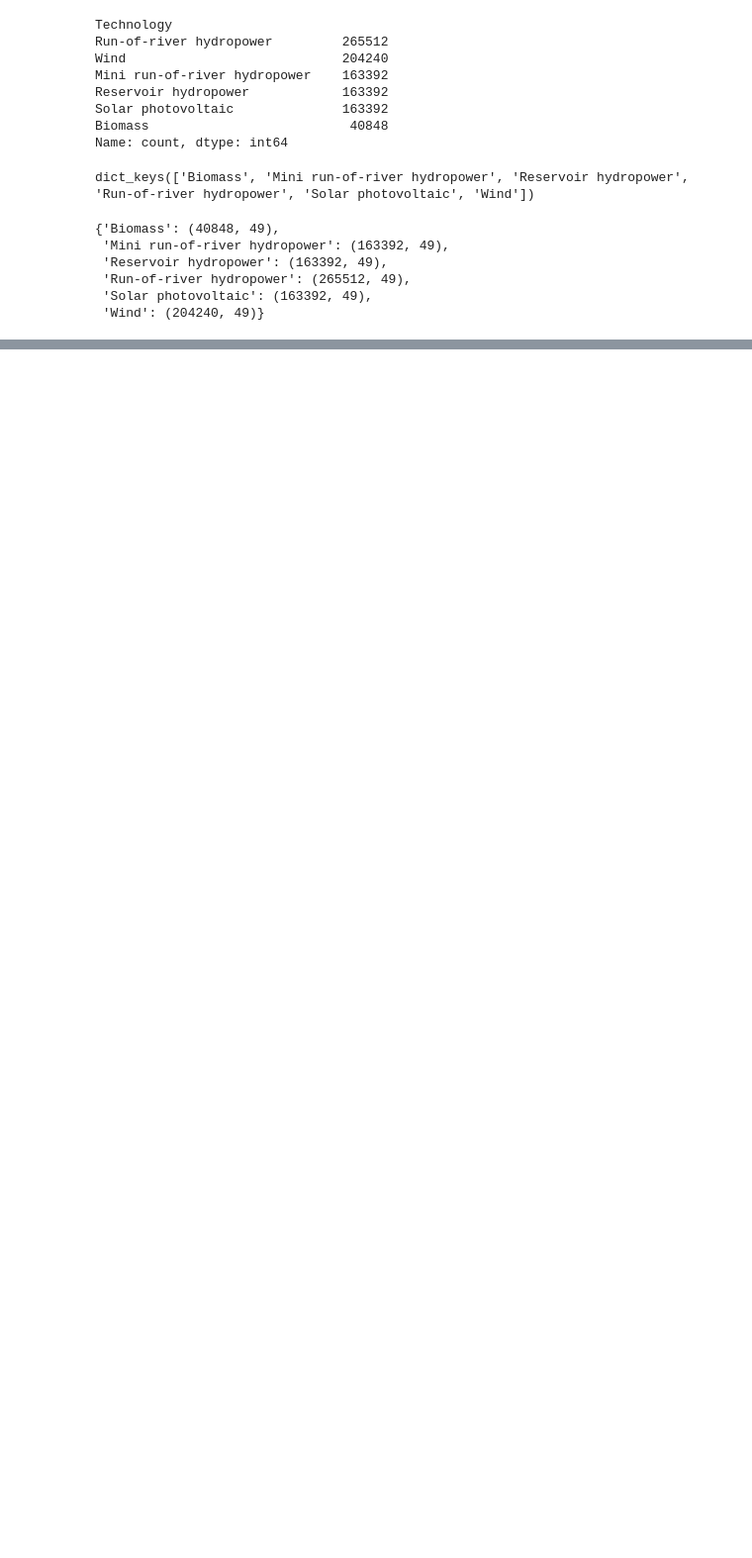
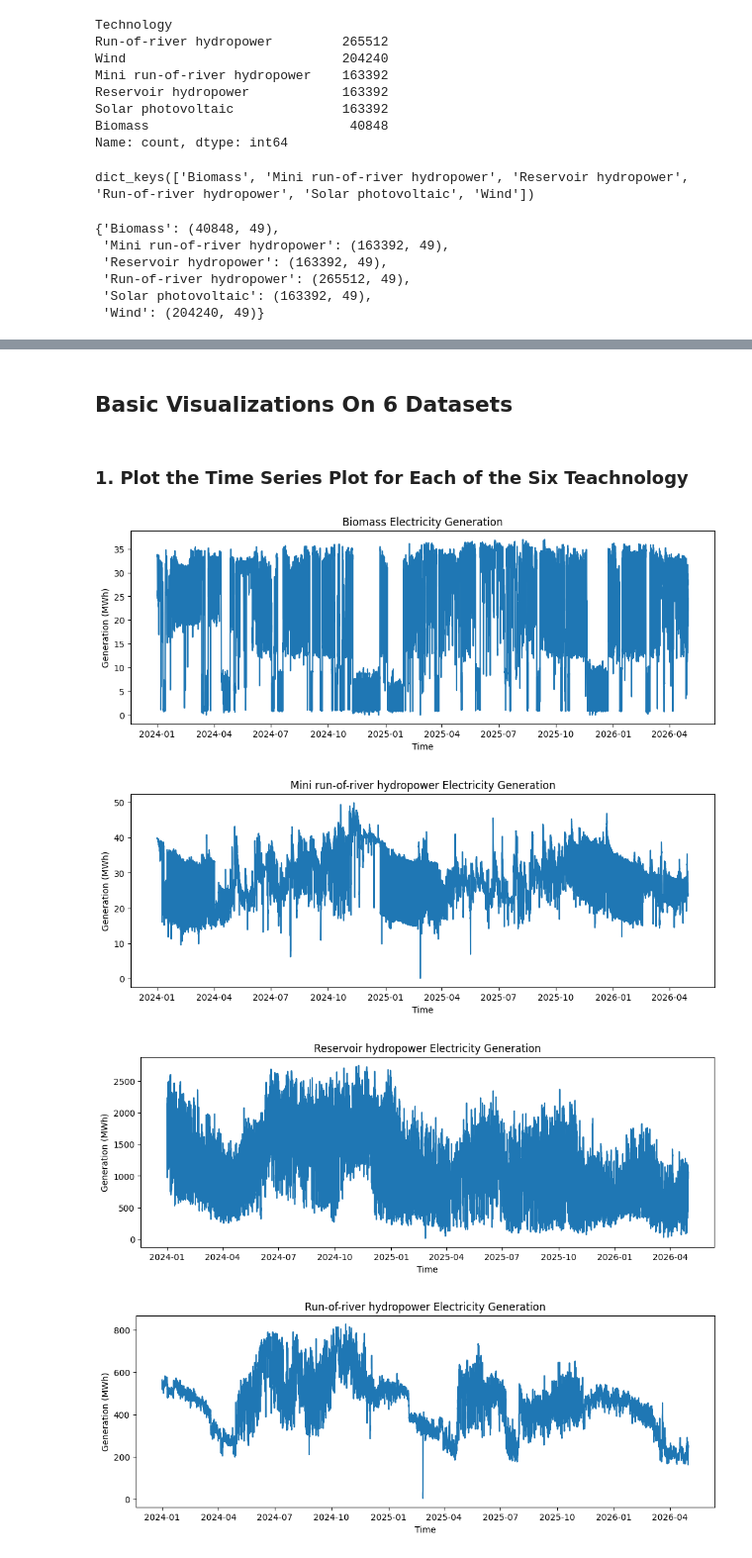
Before and after one commit to Sherry438/Entropy-in-Renewable-Energy-Time-Series-Analysis, a Jupyter notebook: notebooks/01_data_exploration.ipynb, the cells around one changed output, grey strips where cells are left out. Shown at 99% size. Cells and saved outputs as stored; diff of their text form; code cells hidden in the pictures; blank space fills up the shorter version.

Commit message:
Add time series plotting, with scale hourly, and zomm-in plots by year and by month

```diff
--- a/notebooks/01_data_exploration.ipynb
+++ b/notebooks/01_data_exploration.ipynb
@@ -165,0 +154,43 @@ wind = technology_datasets["Wind"]
+# %% [markdown]
+## Basic Visualizations On 6 Datasets
+# %% [markdown]
+### 1. Plot the Time Series Plot for Each of the Six Teachnology
+# %%
+import pandas as pd
+import matplotlib.pyplot as plt
+
+datasets = {
+    "Biomass": biomass,
+    "Mini run-of-river hydropower": mini_hydro,
+    "Reservoir hydropower": reservoir_hydro,
+    "Run-of-river hydropower": run_of_river,
+    "Solar photovoltaic": solar,
+    "Wind": wind
+}
+
+for name, sub_df in datasets.items():
+    # Make a copy
+    temp = sub_df.copy()
+    temp["Datetime"] = pd.to_datetime(temp["Datetime"])
+    time_series = (
+        temp.groupby("Datetime", as_index=False, sort=True)["Generation_MWh"]
+        .sum()
+    )
+
+    # Plot
+    fig, ax = plt.subplots(figsize=(12, 4))
+    ax.plot(
+        time_series["Datetime"],
+        time_series["Generation_MWh"]
+    )
+    ax.set(
+        title=f"{name} Electricity Generation",
+        xlabel="Time",
+        ylabel="Generation (MWh)"
+    )
+    plt.show()
+# %% [output]
+[figure, added]
+[figure, added]
+[figure, added]
+[figure, added]
```
Also changed, not shown: parts of 23 cells of this notebook.
